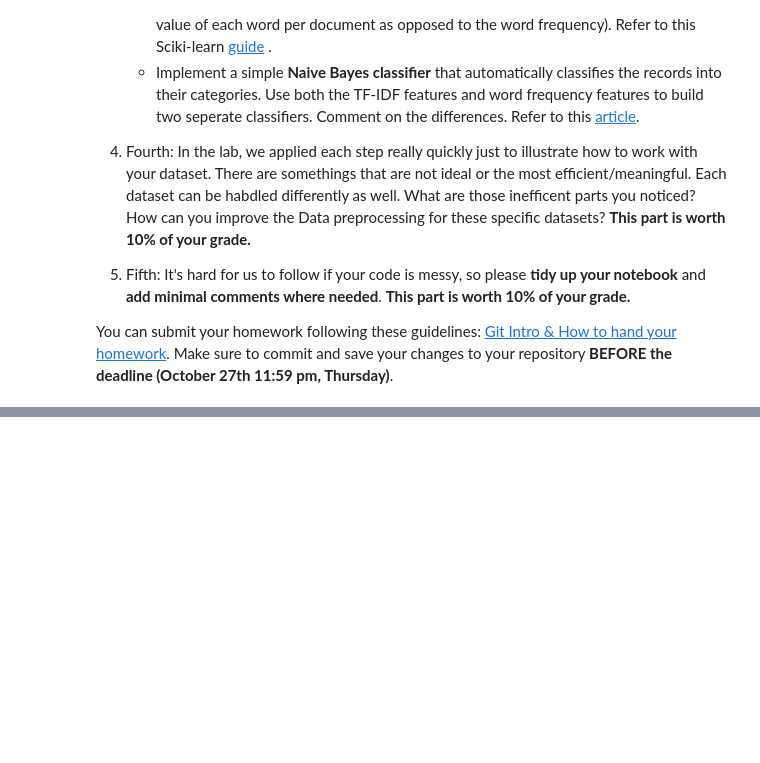
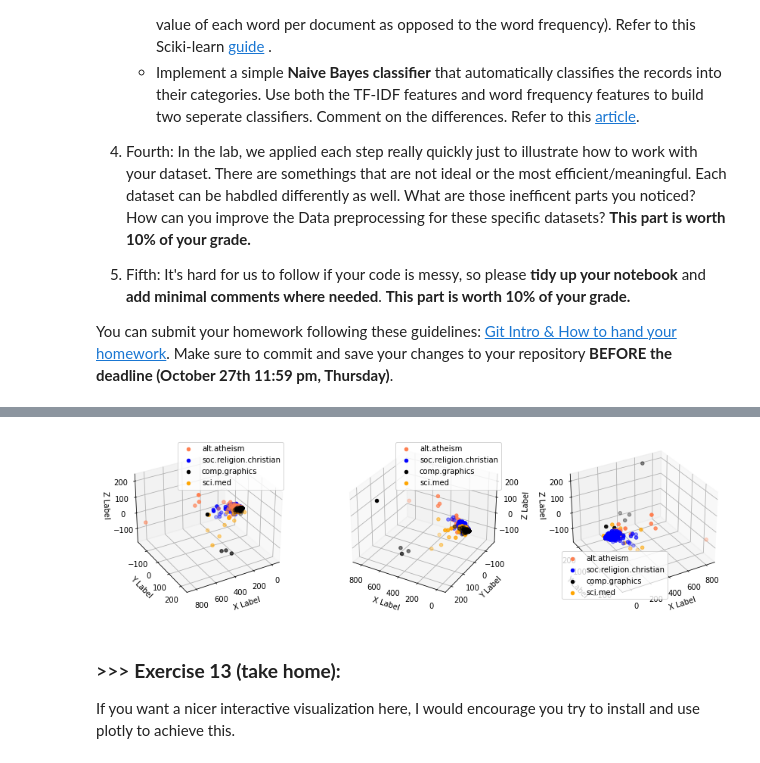
Before and after one commit to provomittt/DM2023-Lab1-Master, a Jupyter notebook: Homework/DM2023-Lab1-Homework.ipynb, the cells around one changed output, grey strips where cells are left out. Cells and saved outputs as stored; diff of their text form; code cells hidden in the pictures; blank space fills up the shorter version.

```diff
--- a/Homework/DM2023-Lab1-Homework.ipynb
+++ b/Homework/DM2023-Lab1-Homework.ipynb
@@ -35,0 +190,8 @@ You can submit your homework following these guidelines: [Git Intro & How to han
+# %%
+# Answer here
+import scipy
+A = scipy.sparse.csr_matrix(X_counts[0:5, 0:100].toarray())
+find = scipy.sparse.find(A)
+print(find)
+for r, c in zip(find[0], find[1]):
+    print(f"Found document{r} has word {count_vect.get_feature_names_out()[c]} (wordId={c})")
@@ -35,0 +238,36 @@ You can submit your homework following these guidelines: [Git Intro & How to han
+# %%
+# Answer here
+# https://stackoverflow.com/questions/12904912/how-to-set-camera-position-for-3d-plots-using-python-matplotlib
+X_reduced_to_3d = PCA(n_components = 3).fit_transform(X_counts.toarray()) # reduce into 3 dim
+# %%
+col = ['coral', 'blue', 'black', 'orange']
+
+def example_plot(ax, elev, azim):
+    ax.view_init(elev=elev, azim=azim)
+    for c, category in zip(col, categories):
+        xs = X_reduced_to_3d[X['category_name'] == category].T[0]
+        ys = X_reduced_to_3d[X['category_name'] == category].T[1]
+        zs = X_reduced_to_3d[X['category_name'] == category].T[2]
+        ax.scatter(xs, ys, zs, marker='o', color=c, label=category)
+    ax.set_xlabel('X Label')
+    ax.set_ylabel('Y Label')
+    ax.set_zlabel('Z Label')
+    ax.legend()
+# %%
+import matplotlib.pyplot as plt
+from mpl_toolkits.mplot3d.axes3d import Axes3D
+
+fig = plt.figure(figsize=(12, 4))
+
+subfigs = fig.subfigures(1, 3)
+azim_list = [60, 120, 240]
+for f, azim in zip(subfigs, azim_list):
+    ax = f.add_subplot(projection='3d')
+    example_plot(ax, elev=30, azim=azim)
+
+plt.show()
+# %% [output]
+[figure, added]
+# %% [markdown]
+### >>> **Exercise 13 (take home):**
+If you want a nicer interactive visualization here, I would encourage you try to install and use plotly to achieve this.
```
Also changed, not shown: parts of 43 cells of this notebook, 8 other files.
